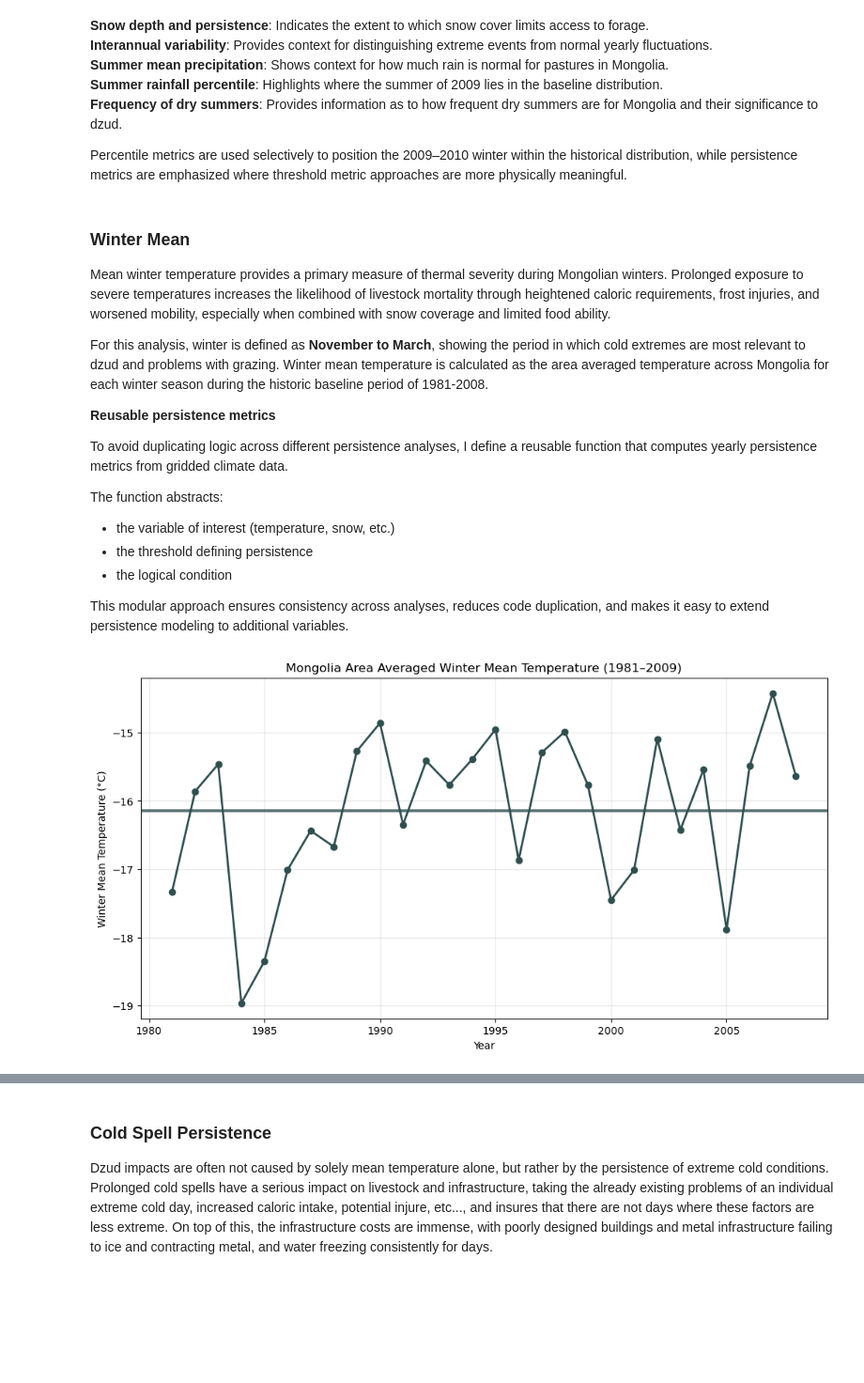
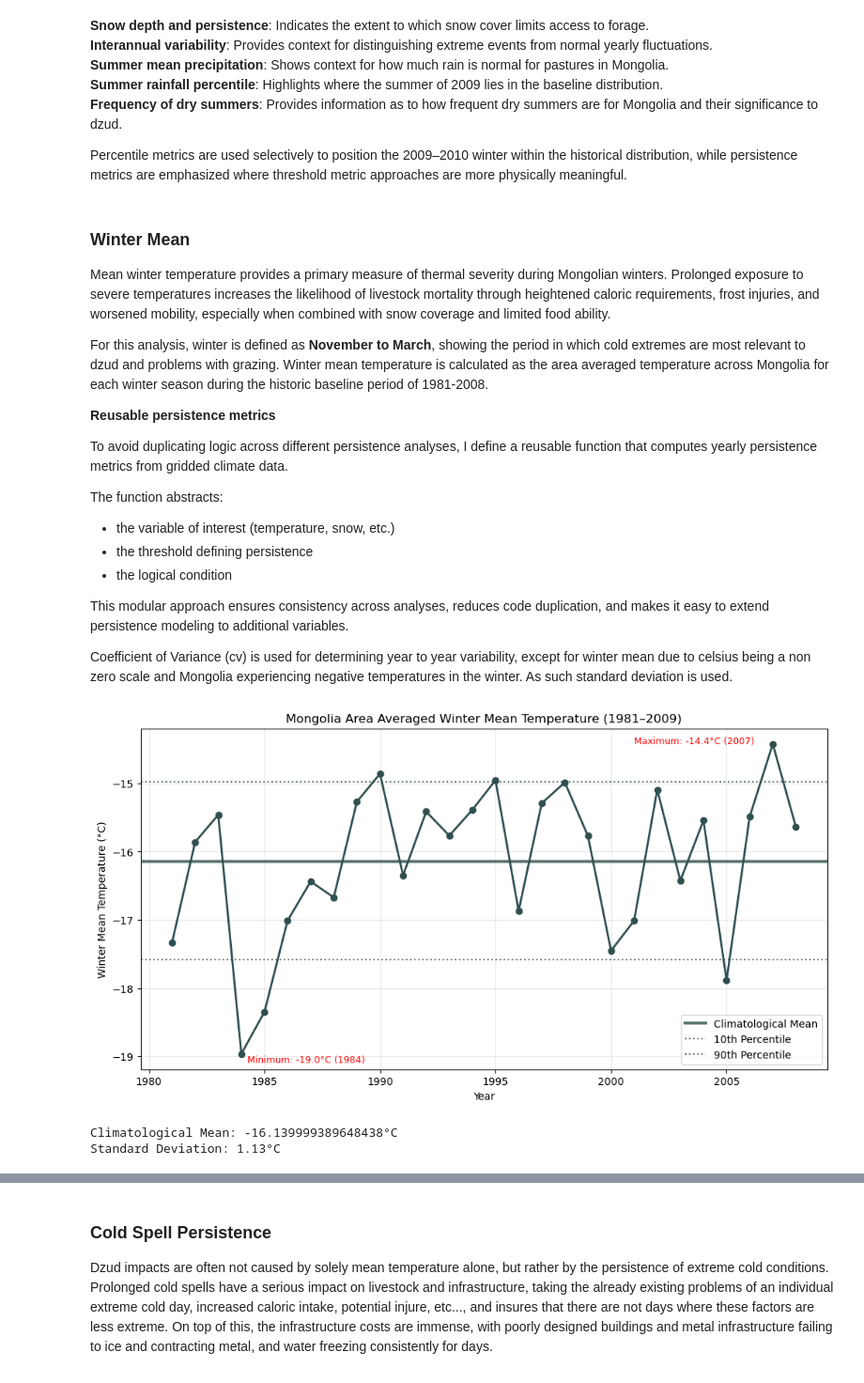
Before and after one commit to sgosmyt2/climate-extremes-risk-analysis, a Jupyter notebook: notebooks/MongoliaDzudExtremeWeather.ipynb, the cells around one changed output, grey strips where cells are left out. Shown at 94% size. Drawn from its saved outputs; the diff is of its cells as text; code cells hidden in the pictures; blank space fills up the shorter version.

```diff
--- a/notebooks/MongoliaDzudExtremeWeather.ipynb
+++ b/notebooks/MongoliaDzudExtremeWeather.ipynb
@@ -330,40 +359,83 @@ The function abstracts:
 - the logical condition
 
 This modular approach ensures consistency across analyses, reduces code duplication, and makes it easy to extend persistence modeling to additional variables.
+
+Coefficient of Variance (cv) is used for determining year to year variability, except for winter mean due to celsius being a non zero scale and Mongolia experiencing negative temperatures in the winter. As such standard deviation is used.
 # %%
 winter = ds_era5.sel(time=ds_era5["time.month"].isin([11,12,1,2,3]))
 
 winter["t2m_cel"] = winter["t2m"] - 273.15
 
 winter_mean_temp = (winter["t2m_cel"].mean(dim=["latitude", "longitude"]).groupby("time.year").mean("time"))
 
 dataframe_winter = (winter_mean_temp.compute().to_dataframe(name="winter_mean_temp_cel").reset_index())
 
 clim_winter_mean = dataframe_winter["winter_mean_temp_cel"].mean()
+std_temp = dataframe_winter["winter_mean_temp_cel"].std()
+
+min_temp = dataframe_winter["winter_mean_temp_cel"].min()
+min_tempyr = dataframe_winter.loc[dataframe_winter["winter_mean_temp_cel"]==min_temp, "year"].iloc[0]
+max_temp = dataframe_winter["winter_mean_temp_cel"].max()
+max_tempyr = dataframe_winter.loc[dataframe_winter["winter_mean_temp_cel"]==max_temp, "year"].iloc[0]
+
+p10 = dataframe_winter["winter_mean_temp_cel"].quantile(0.10)
+p90 = dataframe_winter["winter_mean_temp_cel"].quantile(0.90)
 
 plt.figure(figsize=(12, 6))
 plt.plot(
     dataframe_winter["year"],
     dataframe_winter["winter_mean_temp_cel"],
     marker="o",
     linewidth=2,
     color=bcolor
 )
 plt.axhline(
     clim_winter_mean,
     color=bcolor,
     alpha=0.8,
     linewidth=2.8,
     label="Climatological Mean"
 )
-
+plt.axhline(
+    p10,
+    color=bcolor,
+    linestyle=":",
+    alpha=0.8,
+    label="10th Percentile"
+)
+plt.axhline(
+    p90,
+    color=bcolor,
+    linestyle=":",
+    alpha=0.8,
+    label="90th Percentile"
+)
+plt.annotate(
+    f'Minimum: {min_temp:.1f}°C ({min_tempyr})',
+    xy=(min_tempyr, min_temp),
+    xytext=(min_tempyr + 0.25, min_temp - 0.125),
+    fontsize=9,
+    color='red'
+)
+plt.annotate(
+    f'Maximum: {max_temp:.1f}°C ({max_tempyr})',
+    xy=(max_tempyr, max_temp),
+    xytext=(max_tempyr - 6, max_temp),
+    fontsize=9,
+    color='red'
+)
 plt.xlabel("Year")
 plt.ylabel("Winter Mean Temperature (°C)")
 plt.title("Mongolia Area Averaged Winter Mean Temperature (1981–2009)")
 plt.grid(alpha=0.3)
+plt.legend()
 plt.show()
+print(f"Climatological Mean: {round(clim_winter_mean, 2)}°C")
+print(f"Standard Deviation: {round(std_temp, 2)}°C")
 # %% [output]
-[figure, old version]
+[figure, new version]
+Climatological Mean: -16.139999389648438°C
+Standard Deviation: 1.13°C
 # %% [markdown]
 #### Interpretation
 
```
Also changed, not shown: parts of 13 cells of this notebook.
